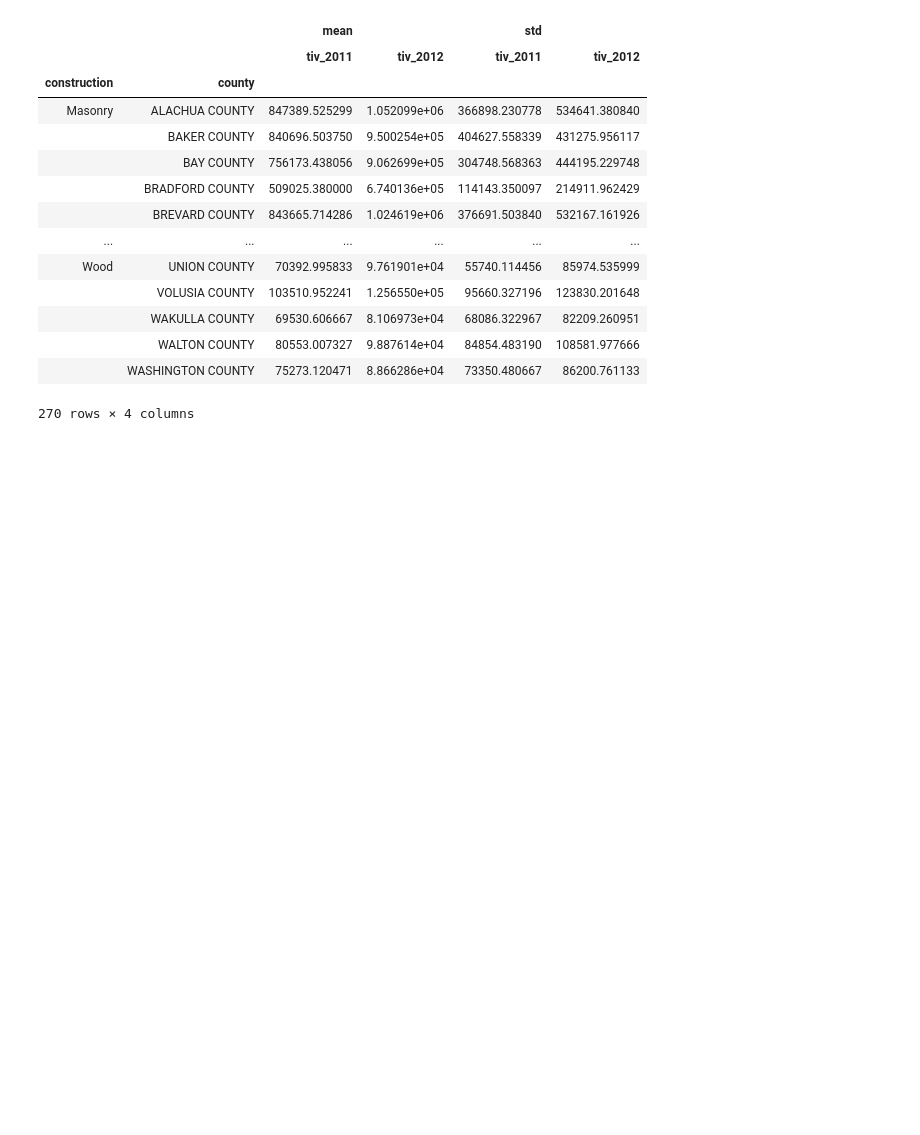
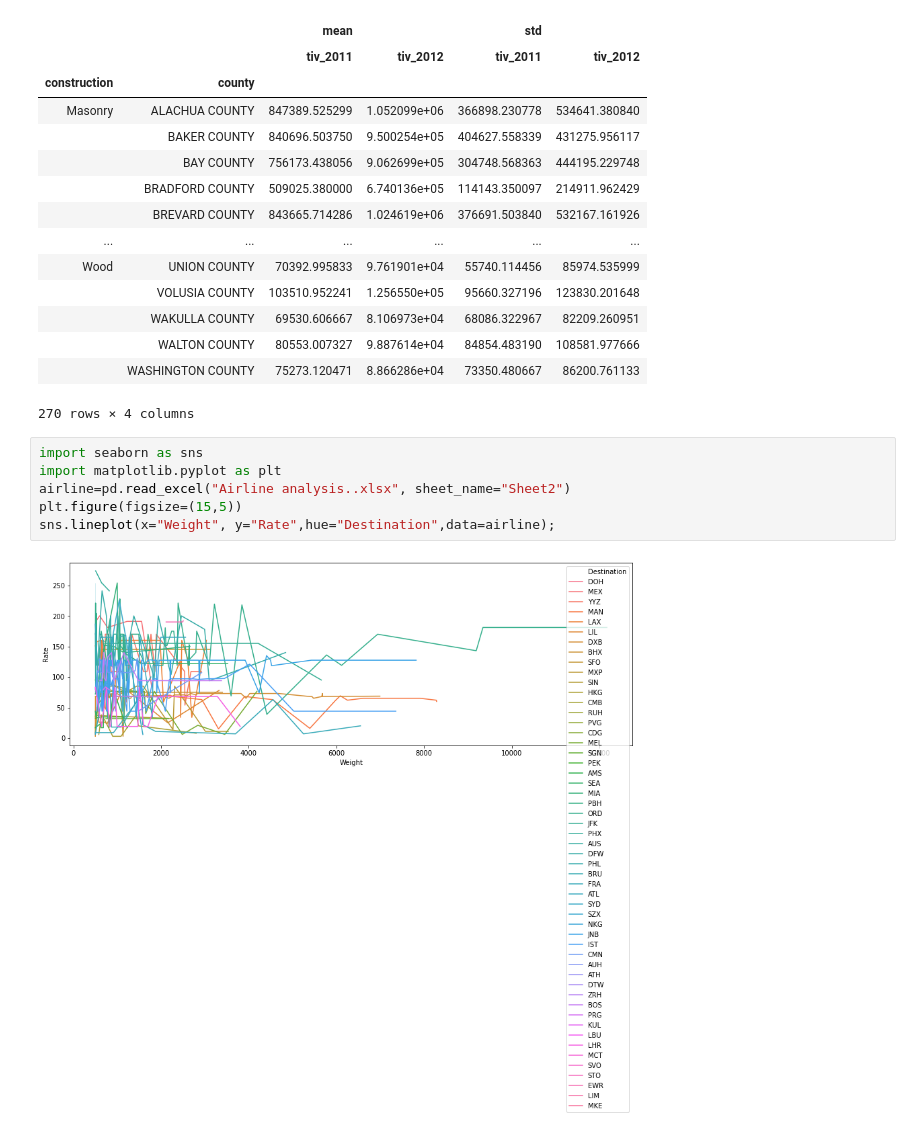
Before and after one commit to Deepak-Marichi/python-101, a Jupyter notebook: Python-for-Data-Science/Python-for-Data-Science.ipynb, the cells around one changed output. Saved outputs shown, nothing was run; the diff lists cells and outputs as text; blank space fills up the shorter version.

```diff
--- a/Python-for-Data-Science/Python-for-Data-Science.ipynb
+++ b/Python-for-Data-Science/Python-for-Data-Science.ipynb
@@ -948,3 +948,11 @@ pd.pivot_table(df, index=["construction","county"],values=["tiv_2011","tiv_2012"
 |  | WALTON COUNTY | 80553.007327 | 9.887614e+04 | 84854.483190 | 108581.977666 |
 |  | WASHINGTON COUNTY | 75273.120471 | 8.866286e+04 | 73350.480667 | 86200.761133 |
 270 rows × 4 columns
+# %%
+import seaborn as sns
+import matplotlib.pyplot as plt
+airline=pd.read_excel("Airline analysis..xlsx", sheet_name="Sheet2")
+plt.figure(figsize=(15,5))
+sns.lineplot(x="Weight", y="Rate",hue="Destination",data=airline);
+# %% [output]
+[figure, added]
```
Also changed, not shown: 1 other file.
